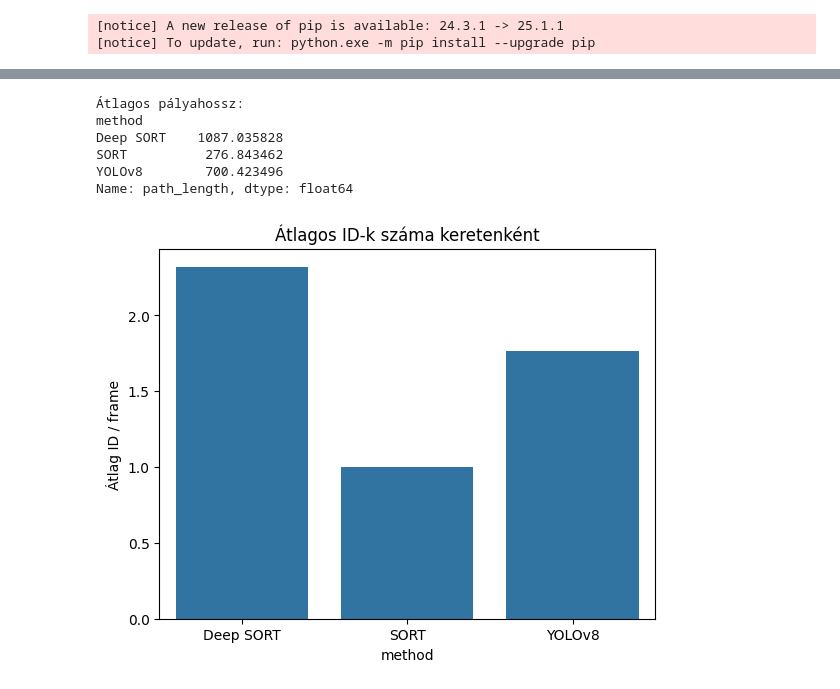
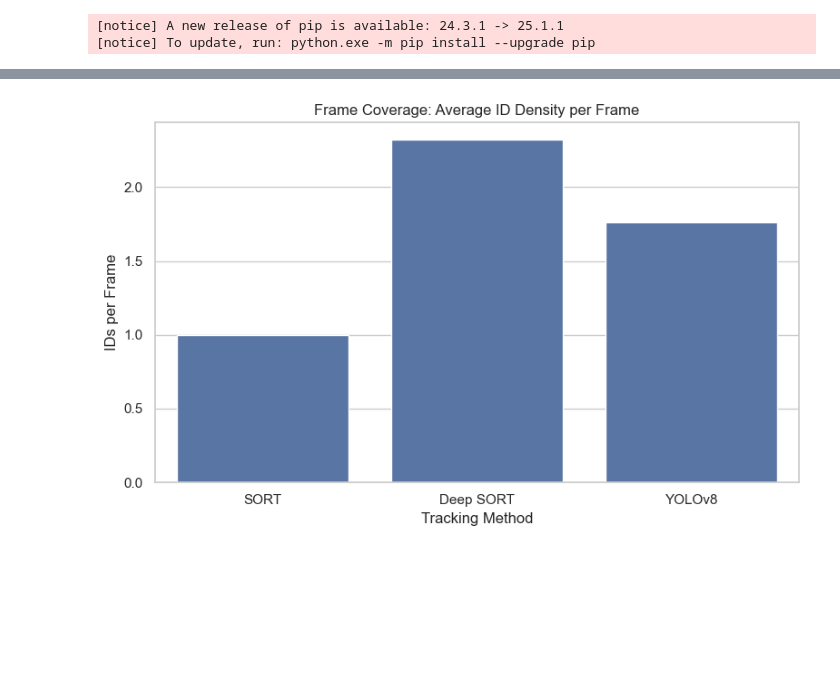
Before and after one commit to suvicsabika/geometric-data-analysis, a Jupyter notebook: comparison_analysis.ipynb, the cells around one changed output, grey strips where cells are left out. Cells and saved outputs as stored; diff of their text form; code cells hidden in the pictures; blank space fills up the shorter version.

```diff
--- a/comparison_analysis.ipynb
+++ b/comparison_analysis.ipynb
@@ -87,21 +94,25 @@ Szerkesztés
 # %%
-# Átlagos pályahossz
-print("Átlagos pályahossz:")
-print(path_lengths.groupby("method")["path_length"].mean())
+# --- ID Density: Number of Objects per Frame ---
+def compute_id_density(df):
+    return df.groupby("frame")["id"].nunique().mean()
 
-# Átlagos ID-k száma egy frame-en
-frame_stats = df_all.groupby(["method", "frame"])["id"].nunique().reset_index(name="objects_per_frame")
-frame_avg = frame_stats.groupby("method")["objects_per_frame"].mean().reset_index()
+density_vals = {
+    "SORT": compute_id_density(sort_df),
+    "Deep SORT": compute_id_density(deep_df),
+    "YOLOv8": compute_id_density(yolo_df)
+}
 
-sns.barplot(data=frame_avg, x="method", y="objects_per_frame")
-plt.title("Átlagos ID-k száma keretenként")
-plt.ylabel("Átlag ID / frame")
+density_df = pd.DataFrame(list(density_vals.items()), columns=["Method", "Avg IDs per Frame"])
+
+plt.figure(figsize=(8, 5))
+sns.barplot(data=density_df, x="Method", y="Avg IDs per Frame")
+plt.title("Frame Coverage: Average ID Density per Frame")
+plt.ylabel("IDs per Frame")
+plt.xlabel("Tracking Method")
+plt.tight_layout()
 plt.show()
+
+# Explanation:
+# Indicates how many objects are being tracked at each time step. Useful for understanding how busy the scene appears to each model.
 # %% [output]
-Átlagos pályahossz:
-method
-Deep SORT    1087.035828
-SORT          276.843462
-YOLOv8        700.423496
-Name: path_length, dtype: float64
-[figure, old version]
+[figure, new version]
```
Also changed, not shown: parts of 10 cells of this notebook, 9 other files.
